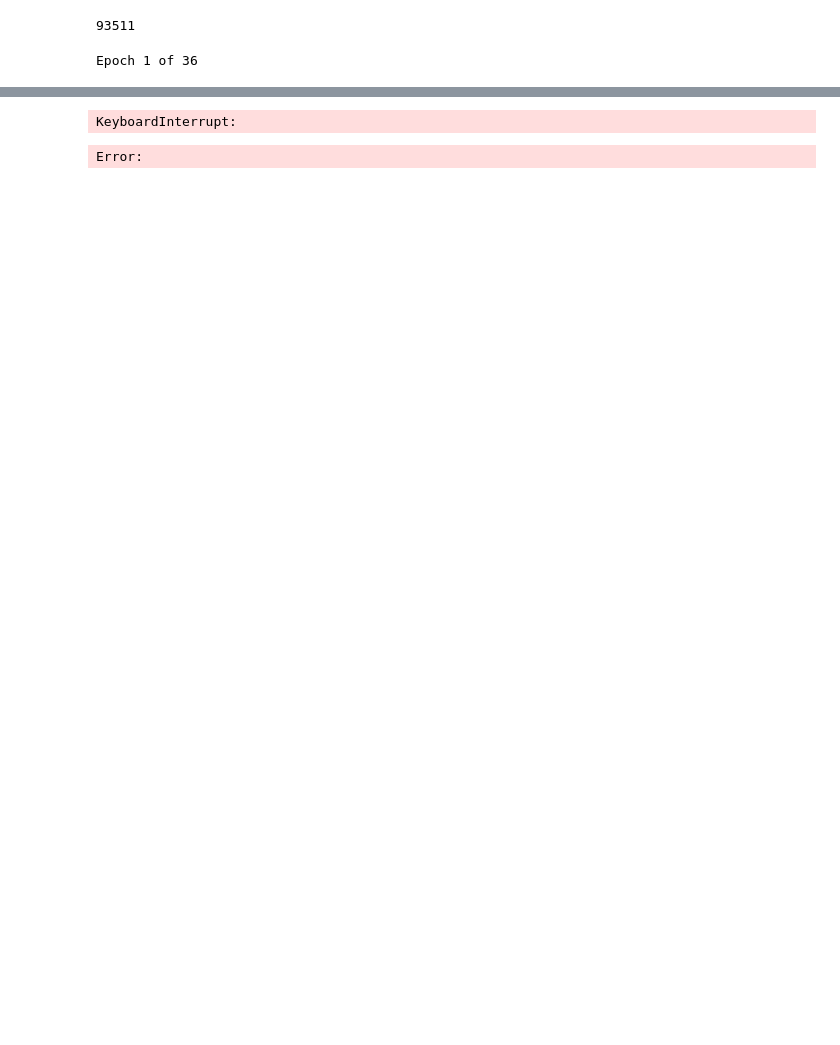
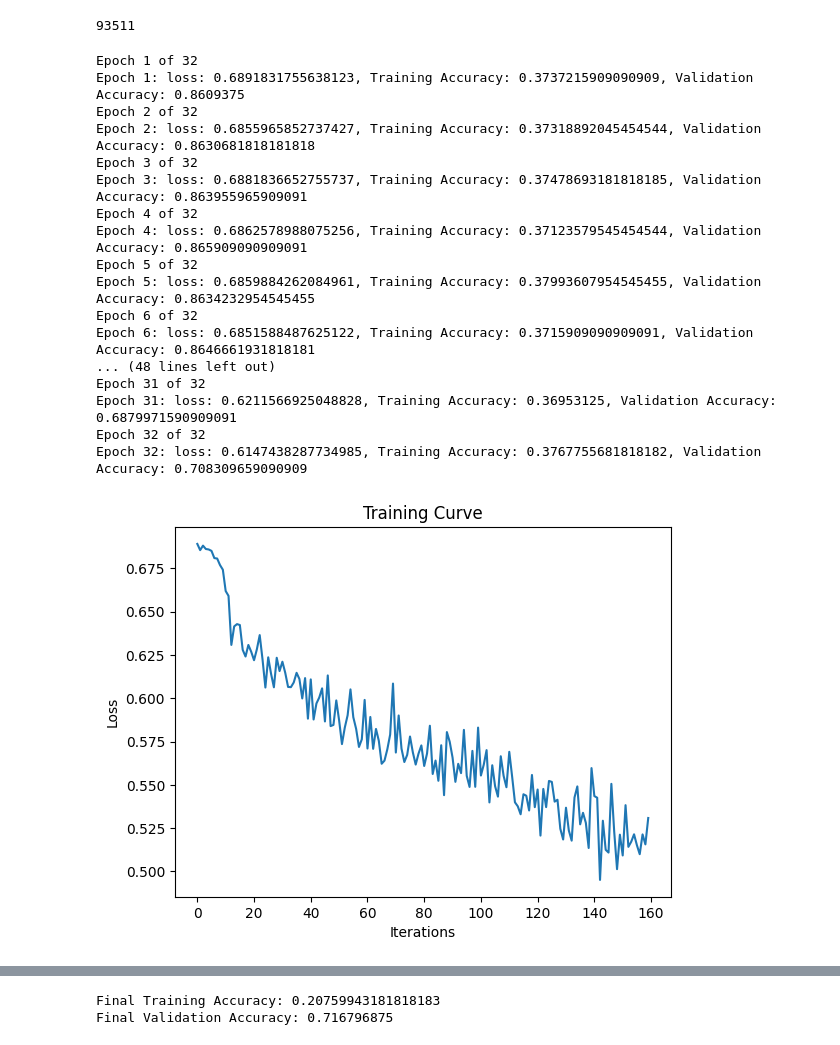
Before and after one commit to AngelinaZhai/epai-sentiment-of-tweets, a Jupyter notebook: tmp_nn.ipynb, the cells around one changed output, grey strips where cells are left out. Cells and saved outputs as stored; diff of their text form; code cells hidden in the pictures; blank space fills up the shorter version.

```diff
--- a/tmp_nn.ipynb
+++ b/tmp_nn.ipynb
@@ -162,13 +161,12 @@ class RNN(nn.Module):
 #         # epoch_acc += acc.item()
 #     return epoch_loss / len(iterator), 0
 
-def get_accuracy(model, training_mode, size):
+def get_accuracy(model, training_mode, train_loader, valid_loader, size):
     if training_mode == True:
-        data = train
+        loader = train_loader
     else:
-        data = valid
+        loader = valid_loader
 
-    loader = torch.utils.data.DataLoader(data[:10000], batch_size=size, shuffle=True, collate_fn=pad_collate)
 
     hamming = []
     for text, label in loader:
@@ -181,13 +179,14 @@ def get_accuracy(model, training_mode, size):
         # predictions[predictions >= 0.5] = 1
         # predictions[predictions < 0.5] = 0
 
-        predictions = np.where(predictions >= 0.5, 1, 0)
-        label = np.where(label >= 0.5, 1, 0)
+        predictions = np.where(predictions >= 0.6, 1, 0)
+        label = np.where(label >= 0.6, 1, 0)
 
         # print(predictions.shape)
         # print(label.shape)
-
-        hamming.append(f1_score(label, predictions, average='macro'))
+        #compute hamming loss
+        hamming.append(hamming_loss(label, predictions))
+        # hamming.append(f1_score(label, predictions, average='macro'))
 
     return np.mean(hamming)
 
@@ -196,8 +195,9 @@ def get_accuracy(model, training_mode, size):
 # def train_net(net, batch_size, train_loader, valid_loader, optimizer, criterion, epochs=10):
 def train_net(net, batch_size, learning_rate, epochs=10):
 
-    train_loader = torch.utils.data.DataLoader(train[:10000], batch_size=batch_size, shuffle=True, collate_fn=pad_collate)
-    valid_loader = torch.utils.data.DataLoader(valid[:10000], batch_size=batch_size, shuffle=True, collate_fn=pad_collate)
+    train_loader = torch.utils.data.DataLoader(train[:5000], batch_size=batch_size, shuffle=True, collate_fn=pad_collate)
+    valid_loader = torch.utils.data.DataLoader(valid[:5000], batch_size=batch_size, shuffle=True, collate_fn=pad_collate)
+
 
     # optimizer = torch.optim.SDG(net.parameters(), lr=learning_rate)
     optimizer = torch.optim.Adam(net.parameters(), lr=learning_rate)
@@ -211,6 +211,7 @@ def train_net(net, batch_size, learning_rate, epochs=10):
     val_acc = []
 
     n = 0
+
     for epoch in range(epochs):
         print(f'Epoch {epoch+1} of {epochs}')
         for text, labels in iter(train_loader):
@@ -223,11 +224,12 @@ def train_net(net, batch_size, learning_rate, epochs=10):
             #save training information
             iters.append(n)
             train_loss.append(float(loss))
-            train_acc.append(get_accuracy(net, training_mode=True, size=batch_size)) # compute training accuracy
-            val_acc.append(get_accuracy(net, training_mode=False, size = batch_size))  # compute validation accuracy
+            train_acc.append(get_accuracy(net, True, train_loader, valid_loader, size=batch_size)) # compute training accuracy
+            val_acc.append(get_accuracy(net, False, train_loader, valid_loader, size = batch_size))  # compute validation accuracy
             # calculate for validation loss
 
             n += 1
+            # print(n)
         print(("Epoch {}: loss: {}, Training Accuracy: {}, Validation Accuracy: {}").format(
             epoch + 1, train_loss[epoch], train_acc[epoch], val_acc[epoch]
         ))
@@ -256,27 +258,47 @@ len(train)
 # %%
 #train model
 # INPUT_DIM = 10000
 INPUT_DIM=10000
-EMBEDDING_DIM = 126
-HIDDEN_DIM = 64
+EMBEDDING_DIM = 256
+HIDDEN_DIM = 128
 OUTPUT_DIM = 8
 N_LAYERS = 2
 BIDIRECTIONAL = True
-DROPOUT = 0.6
+DROPOUT = 0.35
 # LEARNING_RATE = 0.00075
 LEARNING_RATE = 0.00075
-EPOCHS = 36
-BATCH_SIZE = 256
+EPOCHS = 32
+BATCH_SIZE = 64
 
 # #only use 10 datapoints from trainloader for testing
 # train_loader = torch.utils.data.DataLoader(train[:10], batch_size=128, shuffle=True, collate_fn=pad_collate)
 # valid_loader = torch.utils.data.DataLoader(valid[:10], batch_size=128, shuffle=True, collate_fn=pad_collate)
 
 #only take the first 10 datapoints from trainloader for testing
 # train = train[:10]
 # train_loader = torch.utils.data.DataLoader(train, batch_size=1, shuffle=True, collate_fn=pad_collate)
 
+#activate GPU
+device = torch.device('cuda' if torch.cuda.is_available() else 'cpu')
+
 model = RNN(INPUT_DIM, EMBEDDING_DIM, HIDDEN_DIM, OUTPUT_DIM, N_LAYERS, BIDIRECTIONAL, DROPOUT)
 train_net(model, BATCH_SIZE, LEARNING_RATE, EPOCHS)
 # %% [output]
-Epoch 1 of 36
+Epoch 1 of 32
+Epoch 1: loss: 0.6891831755638123, Training Accuracy: 0.3737215909090909, Validation Accuracy: 0.8609375
+Epoch 2 of 32
+Epoch 2: loss: 0.6855965852737427, Training Accuracy: 0.37318892045454544, Validation Accuracy: 0.8630681818181818
+Epoch 3 of 32
+Epoch 3: loss: 0.6881836652755737, Training Accuracy: 0.37478693181818185, Validation Accuracy: 0.863955965909091
+Epoch 4 of 32
+Epoch 4: loss: 0.6862578988075256, Training Accuracy: 0.37123579545454544, Validation Accuracy: 0.865909090909091
+Epoch 5 of 32
+Epoch 5: loss: 0.6859884262084961, Training Accuracy: 0.37993607954545455, Validation Accuracy: 0.8634232954545455
+Epoch 6 of 32
+Epoch 6: loss: 0.6851588487625122, Training Accuracy: 0.3715909090909091, Validation Accuracy: 0.8646661931818181
+... (48 lines left out)
+Epoch 31 of 32
+Epoch 31: loss: 0.6211566925048828, Training Accuracy: 0.36953125, Validation Accuracy: 0.6879971590909091
+Epoch 32 of 32
+Epoch 32: loss: 0.6147438287734985, Training Accuracy: 0.3767755681818182, Validation Accuracy: 0.708309659090909
+[figure, added]
@@ -283,2 +306,2 @@ Epoch 1 of 36
-KeyboardInterrupt:
+Final Training Accuracy: 0.20759943181818183
+Final Validation Accuracy: 0.716796875
-Error:
```
Also changed, not shown: parts of 3 cells of this notebook, 2 other files.
